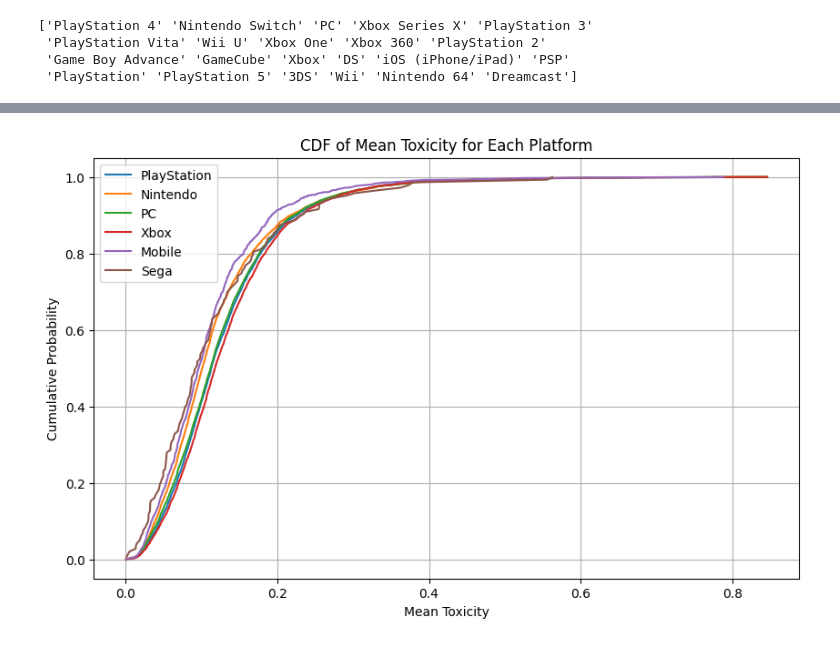
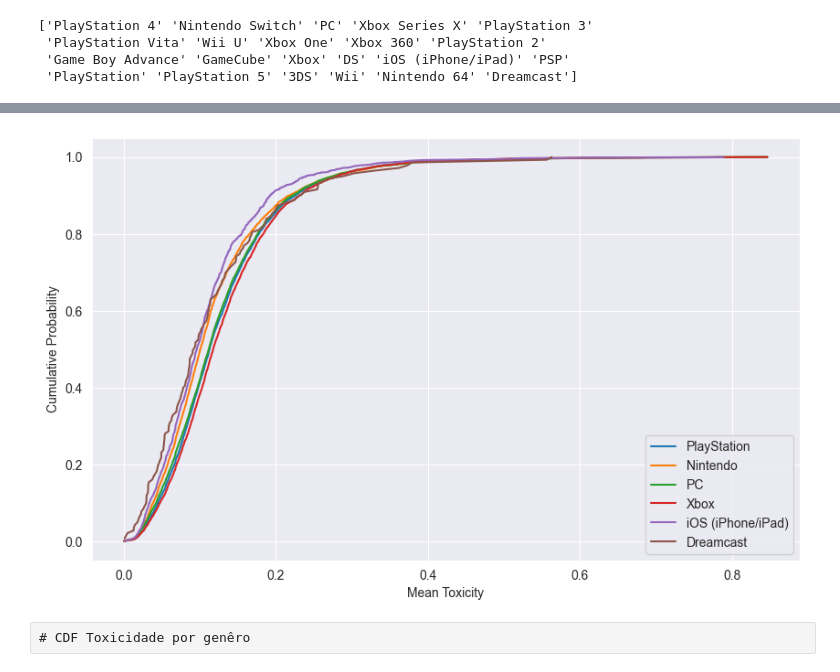
Before and after one commit to marcusguerra/Metacritic-Review-Bomb, a Jupyter notebook: Jogos.ipynb, the cells around one changed output, grey strips where cells are left out. Saved outputs shown, nothing was run; the diff lists cells and outputs as text; code cells hidden in the pictures.

```diff
--- a/Jogos.ipynb
+++ b/Jogos.ipynb
@@ -54,10 +74,10 @@ plt.show()
 dfJogos['platform'] = dfJogos['plataforms'].str.split(', ')
 dfJogos = dfJogos[dfJogos['meanToxicity'] > 0]
 # Explode the DataFrame to separate rows for each platform
-df_exploded = dfJogos.explode('platform')
-df_exploded['platform'] = df_exploded['platform'].str.replace(r"[\[\]']", "", regex=True)
+dfPlatform = dfJogos.explode('platform')
+dfPlatform['platform'] = dfPlatform['platform'].str.replace(r"[\[\]']", "", regex=True)
 # Get unique platforms
-unique_platforms = df_exploded['platform'].unique()
+unique_platforms = dfPlatform['platform'].unique()
 print(unique_platforms)
 # %% [output]
 ['PlayStation 4' 'Nintendo Switch' 'PC' 'Xbox Series X' 'PlayStation 3'
@@ -79,7 +99,7 @@ platform_mapping = {
     'Xbox 360': 'Xbox',
     'Xbox': 'Xbox',
 
-    'iOS (iPhone/iPad)': 'Mobile',
+    '#iOS (iPhone/iPad)': 'Mobile',
     'PC': 'PC',
 
     'GameCube': 'Nintendo',
@@ -91,7 +111,7 @@ platform_mapping = {
     'Wii': 'Nintendo',
     'Nintendo 64': 'Nintendo',
 
-    'Dreamcast': 'Sega'
+    '#Dreamcast': 'Sega'
 }
-df_exploded['platform'] = df_exploded['platform'].replace(platform_mapping)
+dfPlatform['platform'] = dfPlatform['platform'].replace(platform_mapping)
 # %%
@@ -107,23 +127,7 @@ Sega            143
 Name: count, dtype: int64
 # %%
-# Plot CDF for each unique platform
-plt.figure(figsize=(10, 6))
-unique_platforms = df_exploded['platform'].unique()
-
-for platform in unique_platforms:
-    # Select rows for the current platform
-    platform_data = df_exploded[df_exploded['platform'] == platform]
-    # Calculate CDF
-    x = np.sort(platform_data['meanToxicity'])
-    y = np.arange(1, len(x) + 1) / len(x)
-    # Plot CDF
-    plt.plot(x, y, label=platform)
-
-plt.title('CDF of Mean Toxicity for Each Platform')
-plt.xlabel('Mean Toxicity')
-plt.ylabel('Cumulative Probability')
-plt.legend()
-plt.grid(True)
-plt.show()
+calculaCDF(dfPlatform, 'platform')
 # %% [output]
-[figure, old version]
+[figure, new version]
+# %% [raw]
+# CDF Toxicidade por genêro
```
Also changed, not shown: parts of 12 cells of this notebook.
